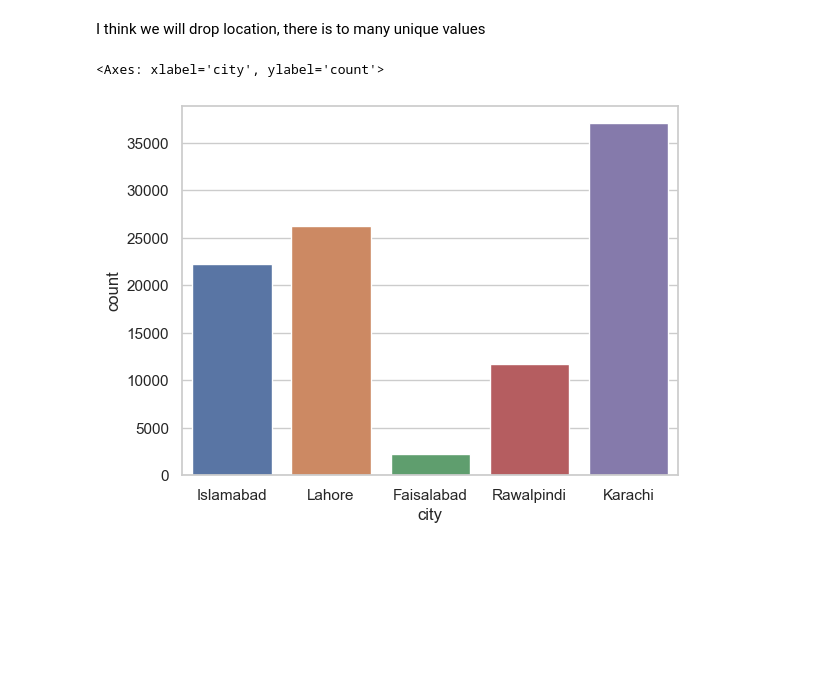
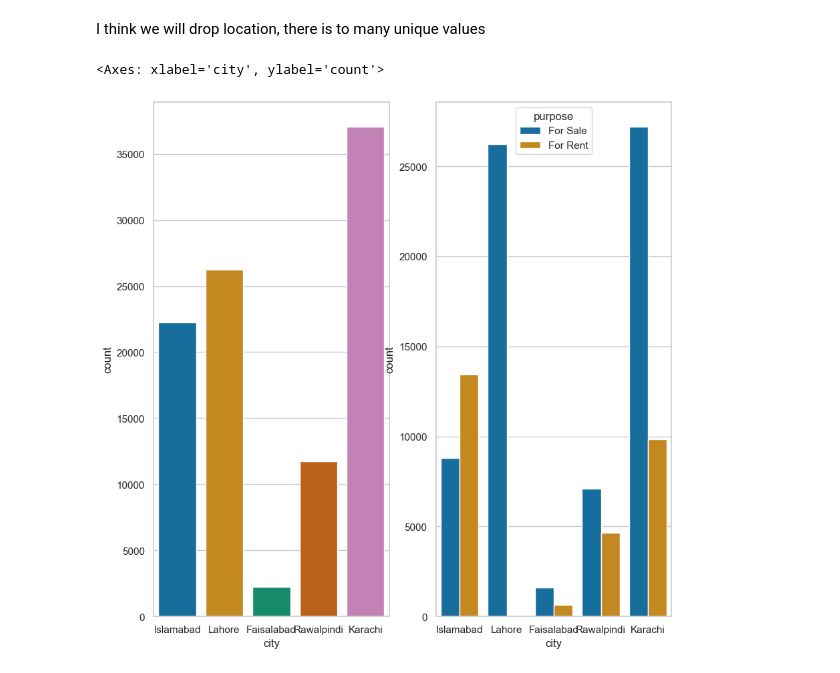
Before and after one commit to CosmicTarzan/data-science, a Jupyter notebook: Pakistan House Prices - 2023/Untitled.ipynb, the cells around one changed output. Drawn from its saved outputs; the diff is of its cells as text; code cells hidden in the pictures; blank space fills up the shorter version.

```diff
--- a/Pakistan House Prices - 2023/Untitled.ipynb
+++ b/Pakistan House Prices - 2023/Untitled.ipynb
@@ -6,8 +6,10 @@ import numpy as np
 import pandas as pd
 import matplotlib.pyplot as plt
 import seaborn as sns
+import matplotlib as mpl
 %matplotlib inline
-sns.set(style="whitegrid")
+sns.set(style="whitegrid", palette='colorblind')
+mpl.rcParams['figure.figsize'] = (10,10)
 # %%
 df = pd.read_csv('house_prices.csv', index_col = 0)
 # %% [markdown]
@@ -75,7 +77,11 @@ I think we will drop location, there is to many unique values
 # %%
 df = df.drop('location', axis = 1)
 # %%
-sns.countplot(x = "city", data = df)
+fig, axes = plt.subplots(1, 2)
+
+sns.countplot(x = "city", data = df, ax=axes[0])
+
+sns.countplot(x='city', hue = 'purpose', data = df, ax=axes[1])
 # %% [output]
 <Axes: xlabel='city', ylabel='count'>
-[figure, old version]
+[figure, new version]
```
Also changed, not shown: parts of 20 cells of this notebook.
